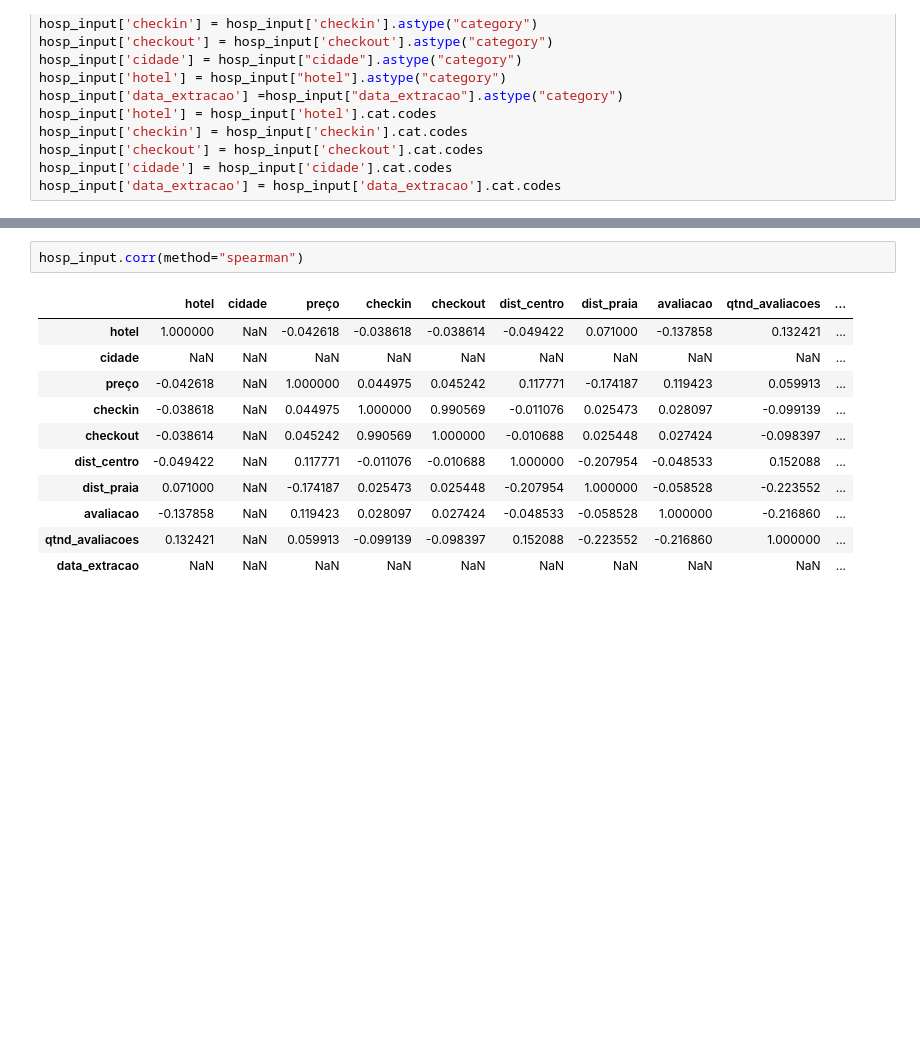
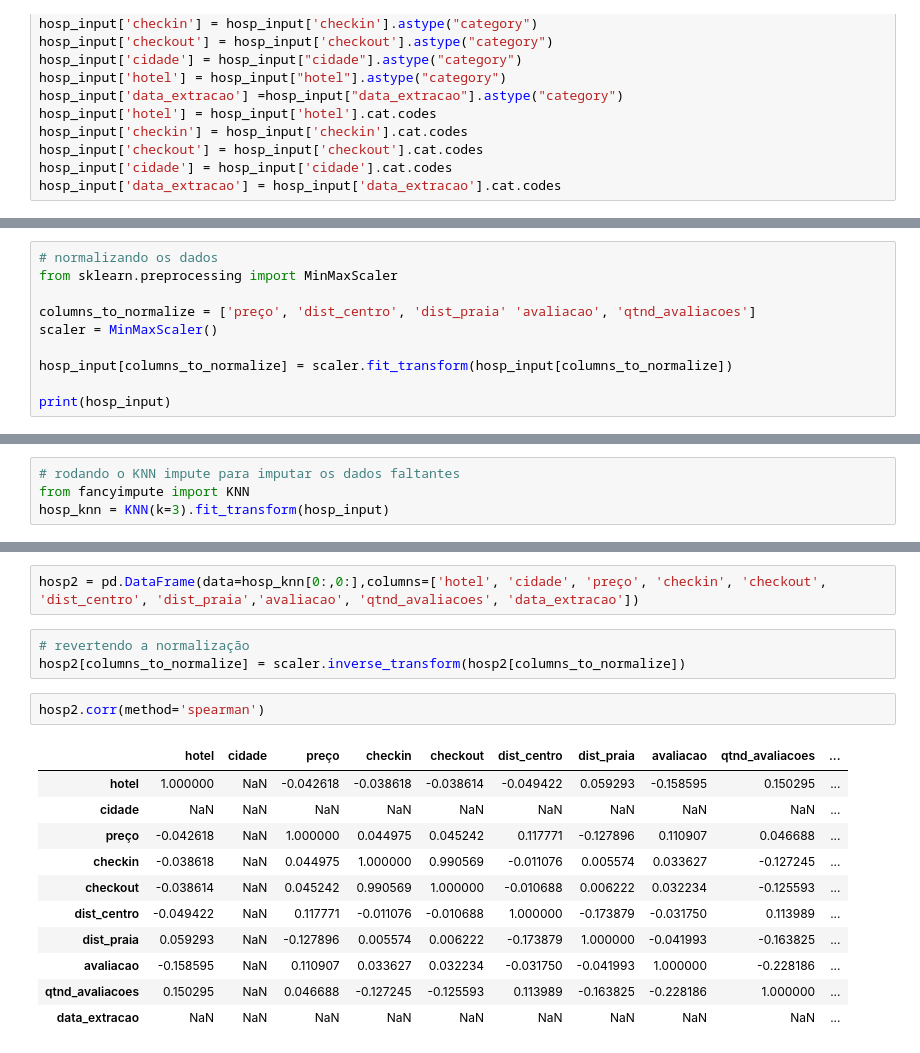
Before and after one commit to clarabarretto/data-science, a Jupyter notebook: pre-processing/pre-processing-recife.ipynb, the cells around one changed output, grey strips where cells are left out. Drawn from its saved outputs; the diff is of its cells as text; blank space fills up the shorter version.

Commit message:
add normalization and knn impute

```diff
--- a/pre-processing/pre-processing-recife.ipynb
+++ b/pre-processing/pre-processing-recife.ipynb
@@ -143,0 +175,10 @@ hosp_input['data_extracao'] = hosp_input['data_extracao'].cat.codes
+# %%
+# normalizando os dados
+from sklearn.preprocessing import MinMaxScaler
+
+columns_to_normalize = ['preço', 'dist_centro', 'dist_praia' 'avaliacao', 'qtnd_avaliacoes']
+scaler = MinMaxScaler()
+
+hosp_input[columns_to_normalize] = scaler.fit_transform(hosp_input[columns_to_normalize])
+
+print(hosp_input)
@@ -143,0 +203,4 @@ hosp_input['data_extracao'] = hosp_input['data_extracao'].cat.codes
+# %%
+# rodando o KNN impute para imputar os dados faltantes
+from fancyimpute import KNN
+hosp_knn = KNN(k=3).fit_transform(hosp_input)
@@ -144,14 +225,19 @@ hosp_input['data_extracao'] = hosp_input['data_extracao'].cat.codes
+# %%
+hosp2 = pd.DataFrame(data=hosp_knn[0:,0:],columns=['hotel', 'cidade', 'preço', 'checkin', 'checkout', 'dist_centro', 'dist_praia','avaliacao', 'qtnd_avaliacoes', 'data_extracao'])
+# %%
+# revertendo a normalização
+hosp2[columns_to_normalize] = scaler.inverse_transform(hosp2[columns_to_normalize])
 # %%
-hosp_input.corr(method="spearman")
+hosp2.corr(method='spearman')
 # %% [output]
 |  | hotel | cidade | preço | checkin | checkout | dist_centro | dist_praia | avaliacao | qtnd_avaliacoes | ... |
-| hotel | 1.000000 | NaN | -0.042618 | -0.038618 | -0.038614 | -0.049422 | 0.071000 | -0.137858 | 0.132421 | ... |
+| hotel | 1.000000 | NaN | -0.042618 | -0.038618 | -0.038614 | -0.049422 | 0.059293 | -0.158595 | 0.150295 | ... |
 | cidade | NaN | NaN | NaN | NaN | NaN | NaN | NaN | NaN | NaN | ... |
-| preço | -0.042618 | NaN | 1.000000 | 0.044975 | 0.045242 | 0.117771 | -0.174187 | 0.119423 | 0.059913 | ... |
-| checkin | -0.038618 | NaN | 0.044975 | 1.000000 | 0.990569 | -0.011076 | 0.025473 | 0.028097 | -0.099139 | ... |
-| checkout | -0.038614 | NaN | 0.045242 | 0.990569 | 1.000000 | -0.010688 | 0.025448 | 0.027424 | -0.098397 | ... |
-| dist_centro | -0.049422 | NaN | 0.117771 | -0.011076 | -0.010688 | 1.000000 | -0.207954 | -0.048533 | 0.152088 | ... |
-| dist_praia | 0.071000 | NaN | -0.174187 | 0.025473 | 0.025448 | -0.207954 | 1.000000 | -0.058528 | -0.223552 | ... |
-| avaliacao | -0.137858 | NaN | 0.119423 | 0.028097 | 0.027424 | -0.048533 | -0.058528 | 1.000000 | -0.216860 | ... |
-| qtnd_avaliacoes | 0.132421 | NaN | 0.059913 | -0.099139 | -0.098397 | 0.152088 | -0.223552 | -0.216860 | 1.000000 | ... |
+| preço | -0.042618 | NaN | 1.000000 | 0.044975 | 0.045242 | 0.117771 | -0.127896 | 0.110907 | 0.046688 | ... |
+| checkin | -0.038618 | NaN | 0.044975 | 1.000000 | 0.990569 | -0.011076 | 0.005574 | 0.033627 | -0.127245 | ... |
+| checkout | -0.038614 | NaN | 0.045242 | 0.990569 | 1.000000 | -0.010688 | 0.006222 | 0.032234 | -0.125593 | ... |
+| dist_centro | -0.049422 | NaN | 0.117771 | -0.011076 | -0.010688 | 1.000000 | -0.173879 | -0.031750 | 0.113989 | ... |
+| dist_praia | 0.059293 | NaN | -0.127896 | 0.005574 | 0.006222 | -0.173879 | 1.000000 | -0.041993 | -0.163825 | ... |
+| avaliacao | -0.158595 | NaN | 0.110907 | 0.033627 | 0.032234 | -0.031750 | -0.041993 | 1.000000 | -0.228186 | ... |
+| qtnd_avaliacoes | 0.150295 | NaN | 0.046688 | -0.127245 | -0.125593 | 0.113989 | -0.163825 | -0.228186 | 1.000000 | ... |
 | data_extracao | NaN | NaN | NaN | NaN | NaN | NaN | NaN | NaN | NaN | ... |
```
Also changed, not shown: parts of 9 cells of this notebook.
